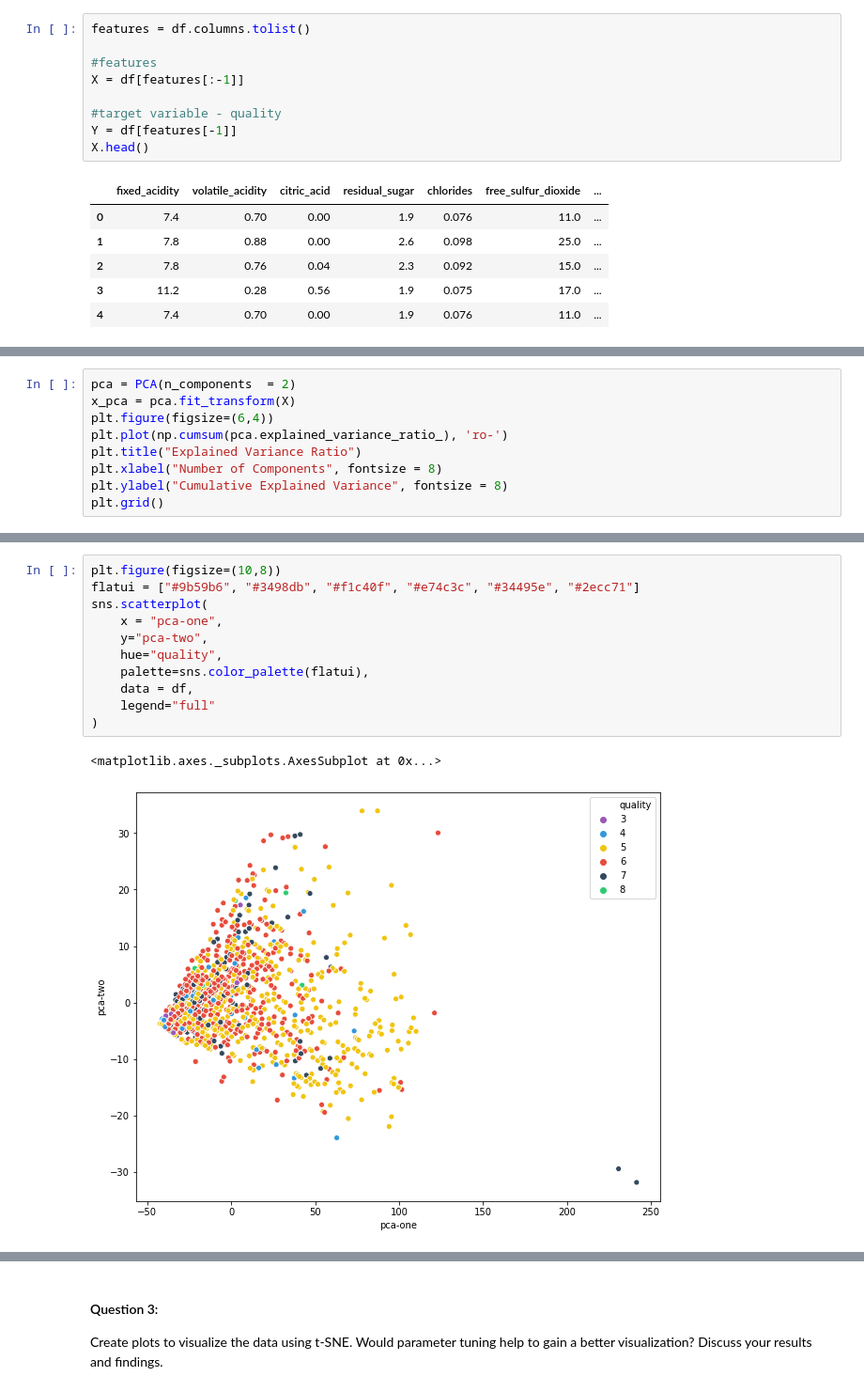
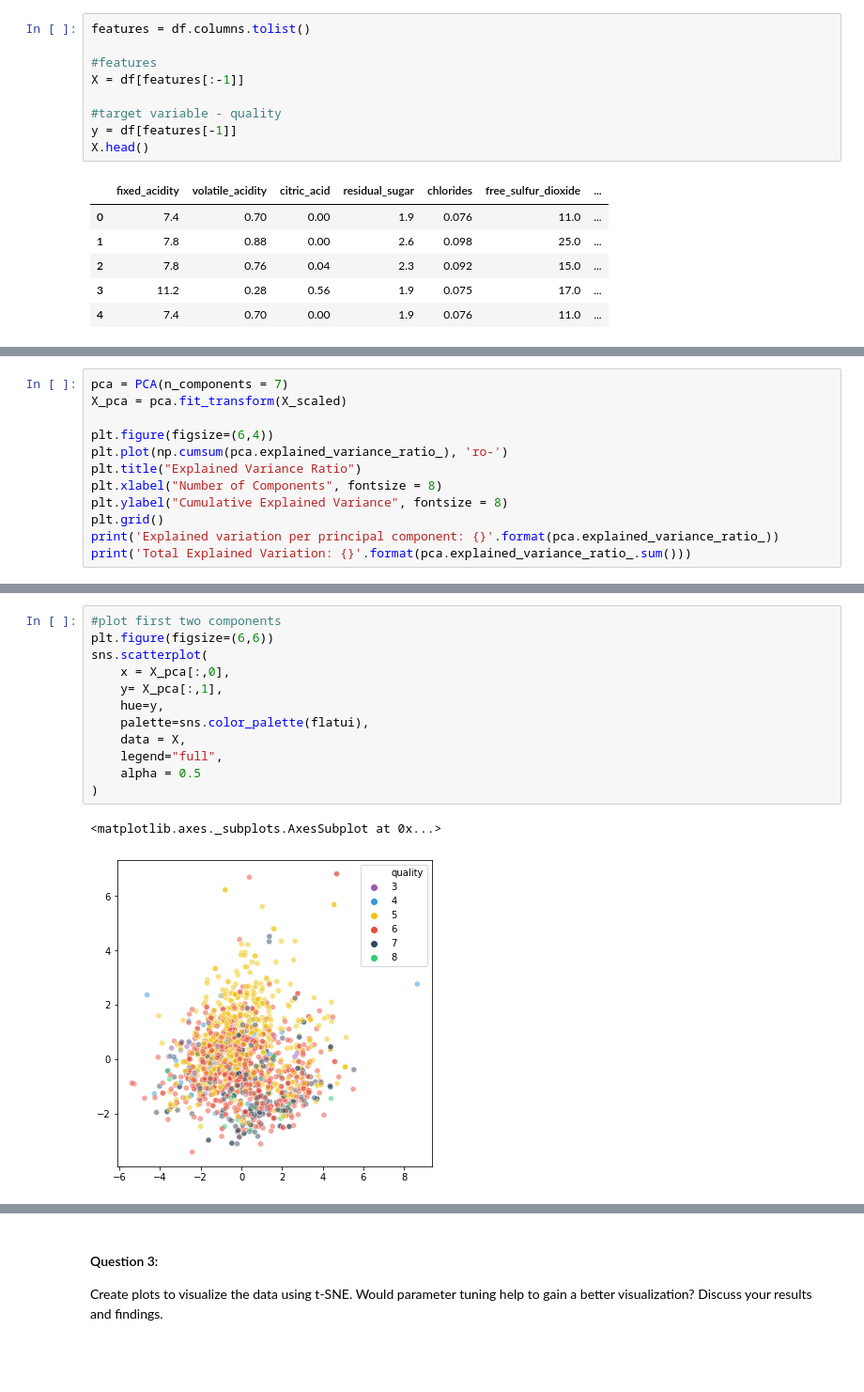
Before and after one commit to miggytrinidad/INFOT70_A3, a Jupyter notebook: INFOT780-assignment3.ipynb, the cells around one changed output, grey strips where cells are left out. Shown at 94% size. Drawn from its saved outputs; the diff is of its cells as text; blank space fills up the shorter version.

```diff
--- a/INFOT780-assignment3.ipynb
+++ b/INFOT780-assignment3.ipynb
@@ -132,7 +148,7 @@ features = df.columns.tolist()
 X = df[features[:-1]]
 
 #target variable - quality
-Y = df[features[-1]]
+y = df[features[-1]]
 X.head()
 # %% [output]
 |  | fixed_acidity | volatile_acidity | citric_acid | residual_sugar | chlorides | free_sulfur_dioxide | ... |
@@ -160,10 +211,13 @@ Based on the graph above, A good number of components to reduce the dimensionali
 # %%
-pca = PCA(n_components  = 2)
-x_pca = pca.fit_transform(X)
+pca = PCA(n_components = 7)
+X_pca = pca.fit_transform(X_scaled)
+
 plt.figure(figsize=(6,4))
 plt.plot(np.cumsum(pca.explained_variance_ratio_), 'ro-')
 plt.title("Explained Variance Ratio")
 plt.xlabel("Number of Components", fontsize = 8)
 plt.ylabel("Cumulative Explained Variance", fontsize = 8)
 plt.grid()
+print('Explained variation per principal component: {}'.format(pca.explained_variance_ratio_))
+print('Total Explained Variation: {}'.format(pca.explained_variance_ratio_.sum()))
 # %% [output]
@@ -188,14 +228,15 @@ df.head()
 # %%
-plt.figure(figsize=(10,8))
-flatui = ["#9b59b6", "#3498db", "#f1c40f", "#e74c3c", "#34495e", "#2ecc71"]
+#plot first two components
+plt.figure(figsize=(6,6))
 sns.scatterplot(
-    x = "pca-one",
-    y="pca-two",
-    hue="quality",
+    x = X_pca[:,0],
+    y= X_pca[:,1],
+    hue=y,
     palette=sns.color_palette(flatui),
-    data = df,
-    legend="full"
+    data = X,
+    legend="full",
+    alpha = 0.5
 )
 # %% [output]
 <matplotlib.axes._subplots.AxesSubplot at 0x...>
-[figure, old version]
+[figure, new version]
```
Also changed, not shown: parts of 53 cells of this notebook.
